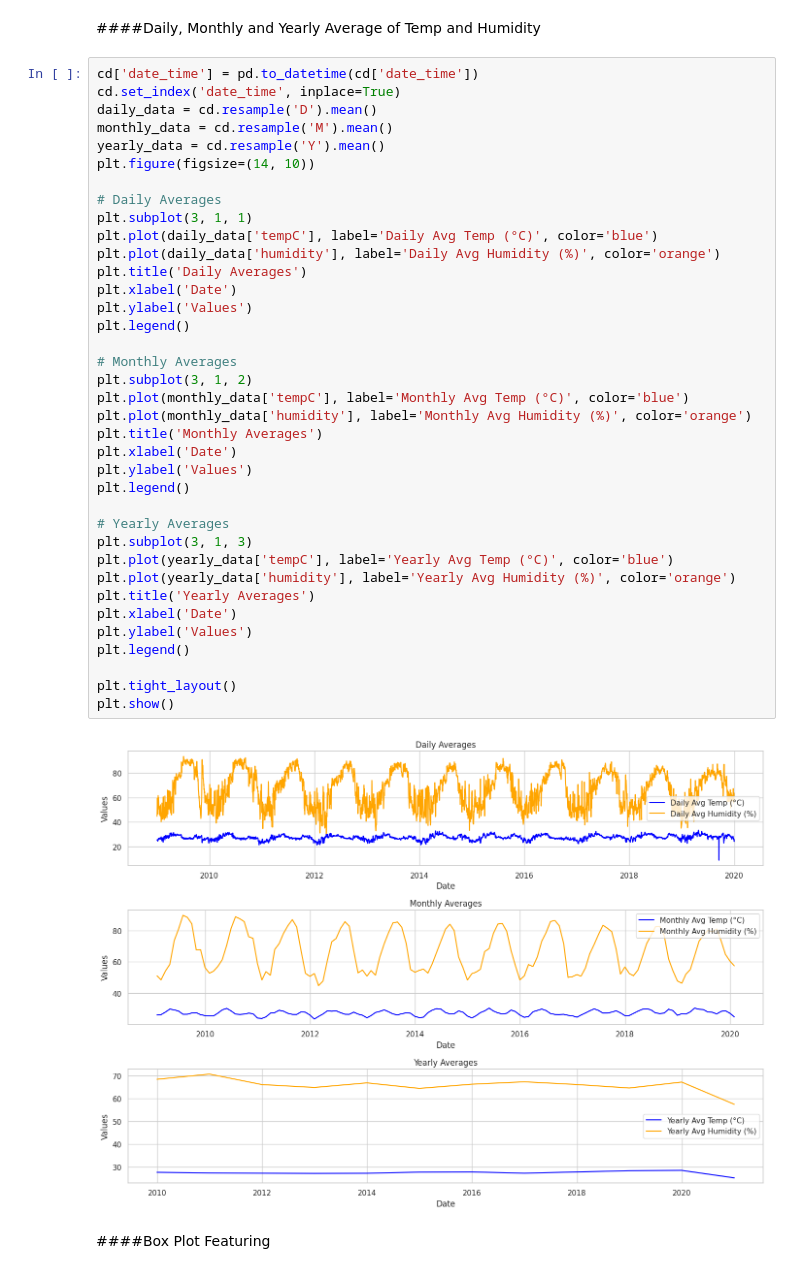
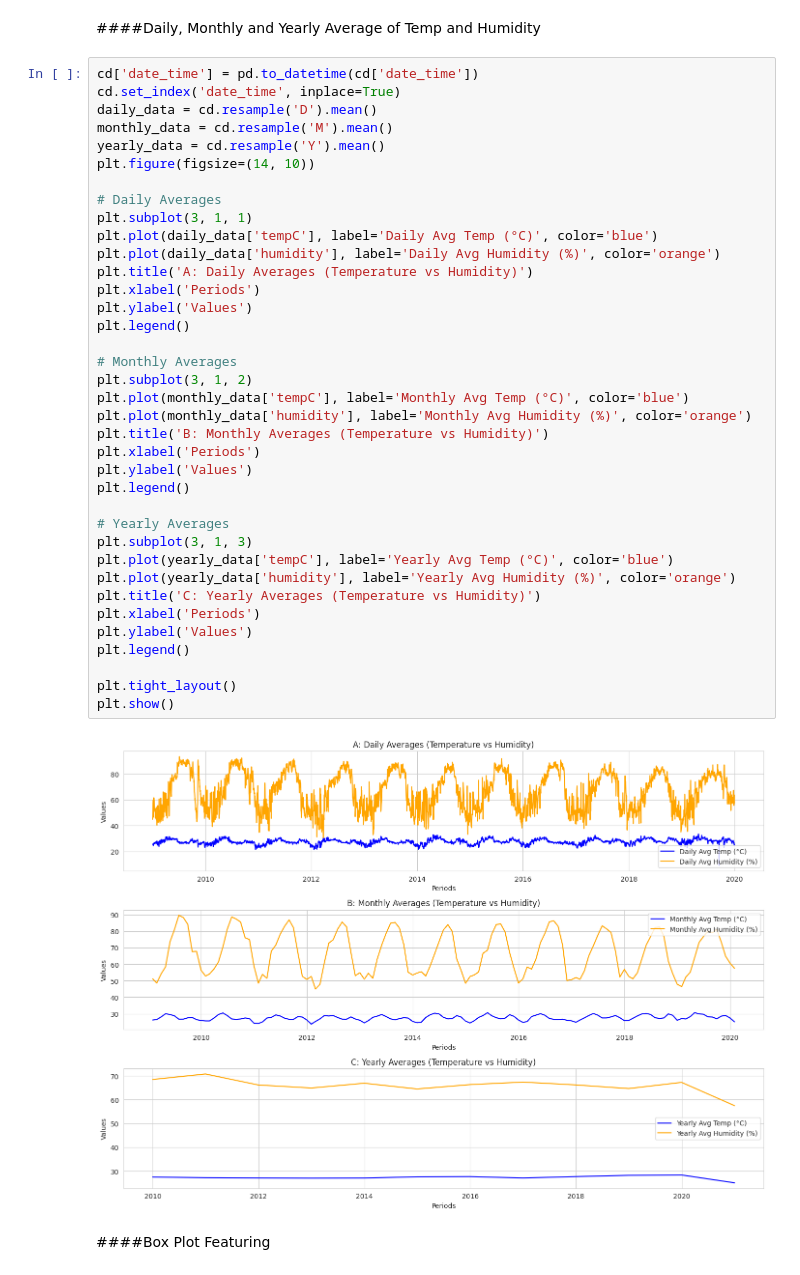
Before and after one commit to harishkodidela/Data-Science-Project, a Jupyter notebook: Precipitation_Pred.ipynb, the cells around one changed output. Saved outputs shown, nothing was run; the diff lists cells and outputs as text.

```diff
--- a/Precipitation_Pred.ipynb
+++ b/Precipitation_Pred.ipynb
@@ -345,40 +331,40 @@ cd['date_time'] = pd.to_datetime(cd['date_time'])
 cd.set_index('date_time', inplace=True)
 daily_data = cd.resample('D').mean()
 monthly_data = cd.resample('M').mean()
 yearly_data = cd.resample('Y').mean()
 plt.figure(figsize=(14, 10))
 
 # Daily Averages
 plt.subplot(3, 1, 1)
 plt.plot(daily_data['tempC'], label='Daily Avg Temp (°C)', color='blue')
 plt.plot(daily_data['humidity'], label='Daily Avg Humidity (%)', color='orange')
-plt.title('Daily Averages')
-plt.xlabel('Date')
+plt.title('A: Daily Averages (Temperature vs Humidity)')
+plt.xlabel('Periods')
 plt.ylabel('Values')
 plt.legend()
 
 # Monthly Averages
 plt.subplot(3, 1, 2)
 plt.plot(monthly_data['tempC'], label='Monthly Avg Temp (°C)', color='blue')
 plt.plot(monthly_data['humidity'], label='Monthly Avg Humidity (%)', color='orange')
-plt.title('Monthly Averages')
-plt.xlabel('Date')
+plt.title('B: Monthly Averages (Temperature vs Humidity)')
+plt.xlabel('Periods')
 plt.ylabel('Values')
 plt.legend()
 
 # Yearly Averages
 plt.subplot(3, 1, 3)
 plt.plot(yearly_data['tempC'], label='Yearly Avg Temp (°C)', color='blue')
 plt.plot(yearly_data['humidity'], label='Yearly Avg Humidity (%)', color='orange')
-plt.title('Yearly Averages')
-plt.xlabel('Date')
+plt.title('C: Yearly Averages (Temperature vs Humidity)')
+plt.xlabel('Periods')
 plt.ylabel('Values')
 plt.legend()
 
 plt.tight_layout()
 plt.show()
 # %% [output]
-[figure, old version]
+[figure, new version]
 # %% [markdown]
 ####Box Plot Featuring
 # %%
```
Also changed, not shown: parts of 25 cells of this notebook.
